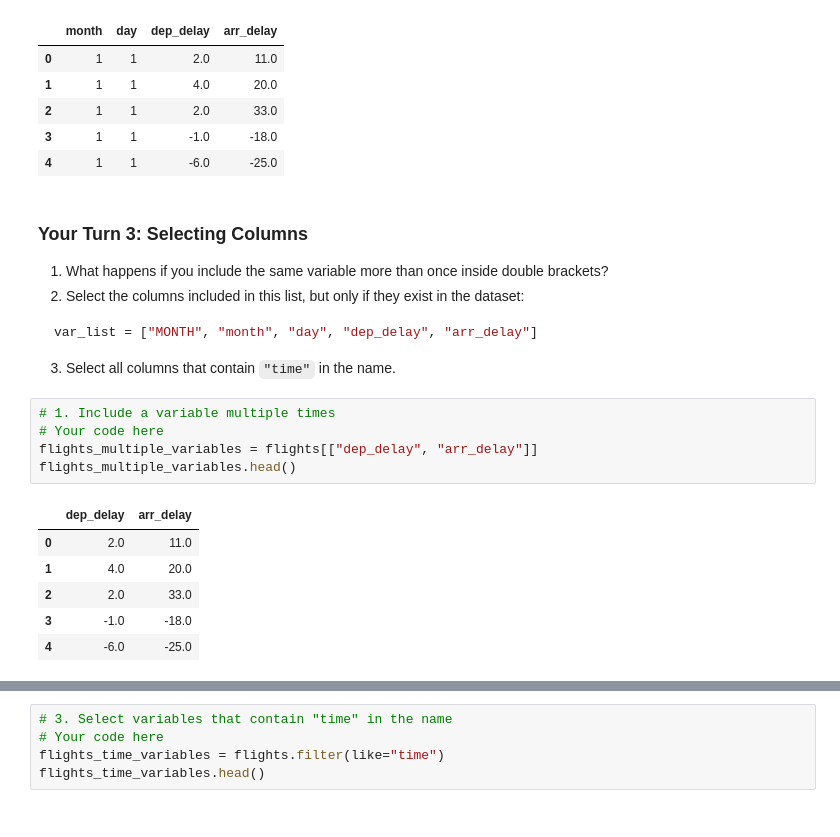
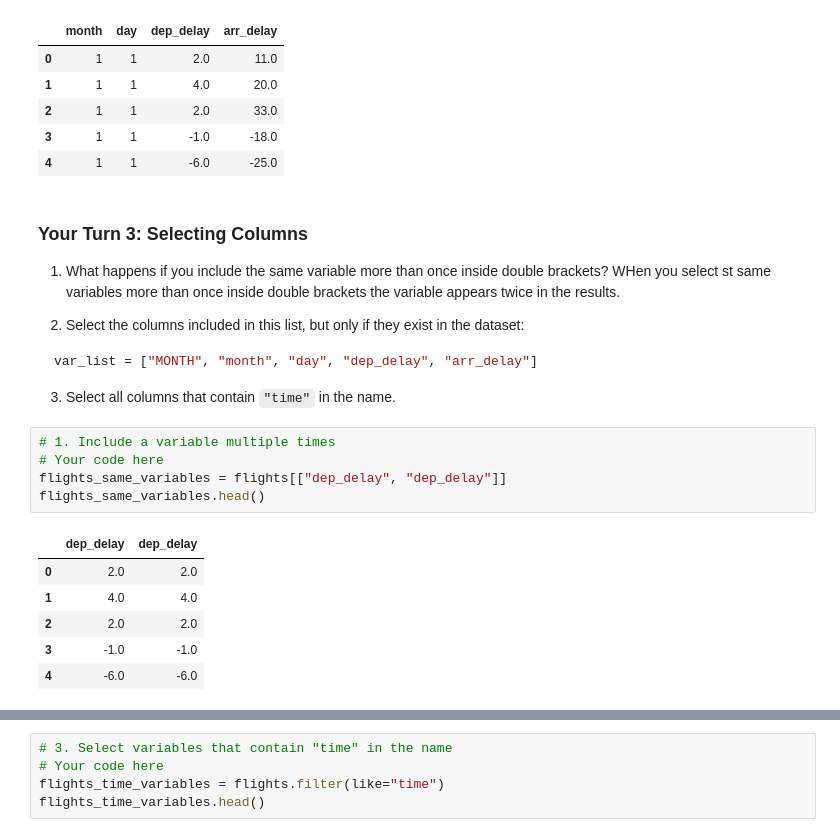
Before and after one commit to JonathanStachowiak/ban6003-week-05-06-pandas-transfomration-homework-jonathan_stachowiak, a Jupyter notebook: notebooks/module5_basic_transformation_guided_lab.ipynb, the cells around one changed output, grey strips where cells are left out. Cells and saved outputs as stored; diff of their text form.

````diff
--- a/notebooks/module5_basic_transformation_guided_lab.ipynb
+++ b/notebooks/module5_basic_transformation_guided_lab.ipynb
@@ -499,6 +466,8 @@ flights[available_columns].head()
 ### Your Turn 3: Selecting Columns
 
 1. What happens if you include the same variable more than once inside double brackets?
+WHen you select st same variables more than once inside double brackets the variable appears twice in the results.
+
 2. Select the columns included in this list, but only if they exist in the dataset:
 
 ```python
@@ -509,15 +478,15 @@ var_list = ["MONTH", "month", "day", "dep_delay", "arr_delay"]
 # %%
 # 1. Include a variable multiple times
 # Your code here
-flights_multiple_variables = flights[["dep_delay", "arr_delay"]]
-flights_multiple_variables.head()
+flights_same_variables = flights[["dep_delay", "dep_delay"]]
+flights_same_variables.head()
 # %% [output]
-|  | dep_delay | arr_delay |
-| 0 | 2.0 | 11.0 |
-| 1 | 4.0 | 20.0 |
-| 2 | 2.0 | 33.0 |
-| 3 | -1.0 | -18.0 |
-| 4 | -6.0 | -25.0 |
+|  | dep_delay | dep_delay |
+| 0 | 2.0 | 2.0 |
+| 1 | 4.0 | 4.0 |
+| 2 | 2.0 | 2.0 |
+| 3 | -1.0 | -1.0 |
+| 4 | -6.0 | -6.0 |
 # %%
 # 2. Select only available variables from the list
 var_list = ["MONTH", "month", "day", "dep_delay", "arr_delay"]
````
Also changed, not shown: parts of 11 cells of this notebook, 1 other file.
